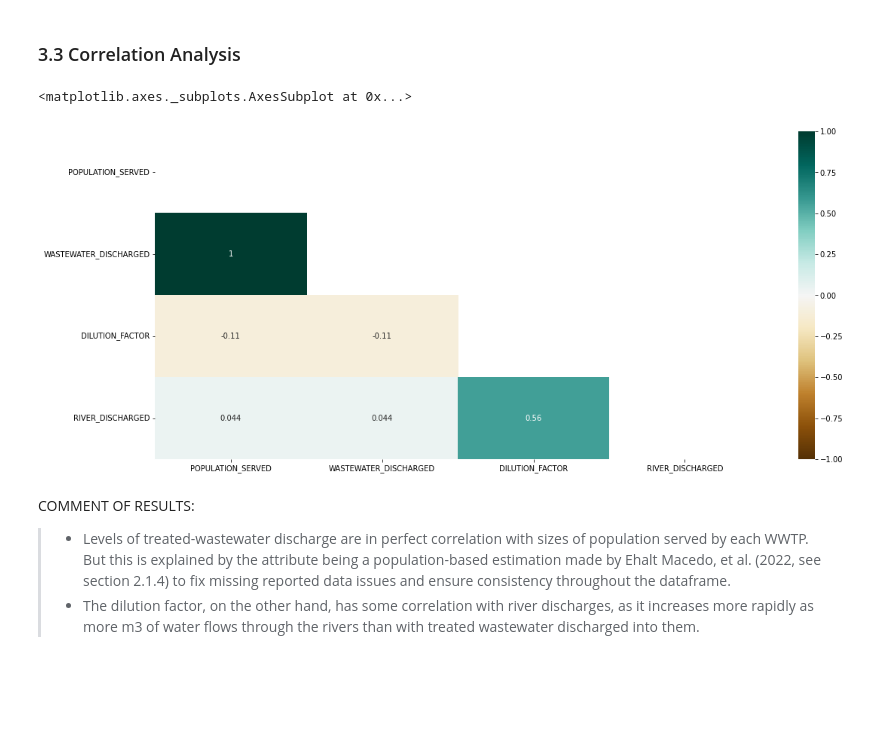
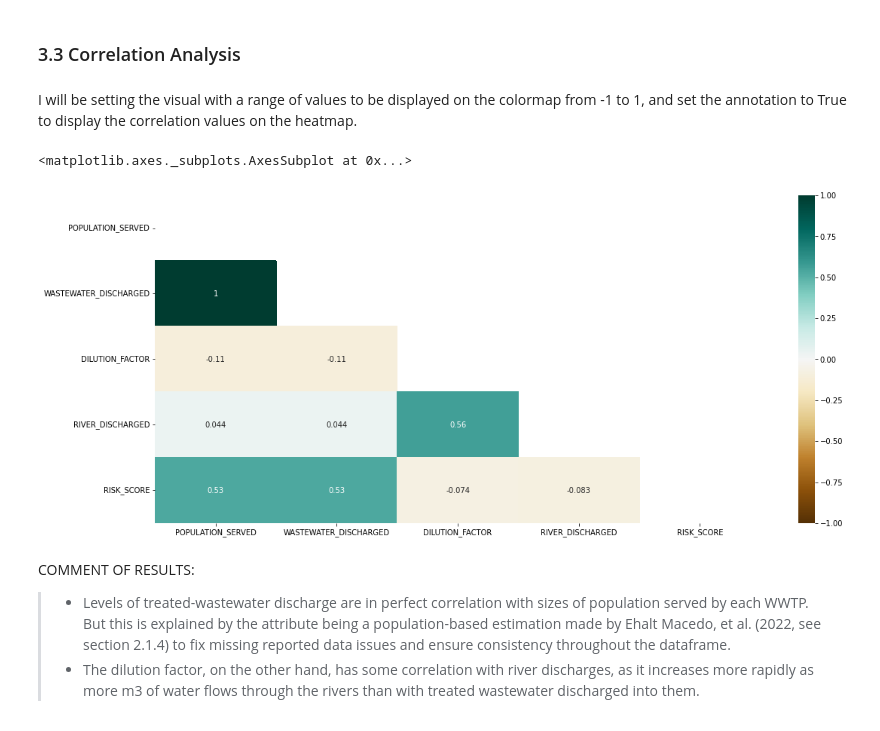
Before and after one commit to juanrassis/python_projects, a Jupyter notebook: GeospatialAnalysis_WaterManagement_Ukraine.ipynb, the cells around one changed output. Saved outputs shown, nothing was run; the diff lists cells and outputs as text; code cells hidden in the pictures; blank space fills up the shorter version.

```diff
--- a/GeospatialAnalysis_WaterManagement_Ukraine.ipynb
+++ b/GeospatialAnalysis_WaterManagement_Ukraine.ipynb
@@ -348,29 +338,21 @@ Dataframe.loc[(Dataframe['MACROREGION'] == 'Odesa Oblast'),['MACROREGION']] = 'O
 ## the border of Poland with the Volyn Oblast (UKR), despite the WWTP being classified as Ukrainian.
 Dataframe.loc[(Dataframe['MACROREGION'] == 'Lublin Voivodeship'),['MACROREGION']] = 'Volyn Oblast'
 
-
 # There are duplicate classifications for the Crimean region, so I'll use it for basemap name version.
 ## Also, to follow the basemap classification, I'll assign Sevastopol's locations to the Crimean Peninsula
 Dataframe.loc[(Dataframe['MACROREGION'] == 'Republic of Crimea'),['MACROREGION']] = 'Autonomous Republic of Crimea'
 Dataframe.loc[(Dataframe['MACROREGION'] == 'Sevastopol'),['MACROREGION']] = 'Autonomous Republic of Crimea'
-
 
 # The records here refer for the capital city of Kyiv located in the Kiev Oblast
 Dataframe.loc[(Dataframe['MACROREGION'] == '') & (Dataframe['MICROREGION'] == 'Kyiv'),['MACROREGION']] = 'Kiev Oblast'
 
 # Some WTTPs in the Crimean Peninsula did not have any data, so I'm tracking those based on coordination limits
 ## for the area to assign the macroregion. But microregions will remain as uknown because they are in desolate areas.
-Dataframe.loc[(Dataframe['LONGITUDE_WWTP'] >= 32.5
-  ) & (Dataframe['LONGITUDE_WWTP'] <= 36.6
-   ) & (Dataframe['LATITUDE_WWTP'] >= 44.4
-    ) & (Dataframe['LATITUDE_WWTP'] <= 45.5
-     ) & (Dataframe['MACROREGION'] == ''
-      ) & (Dataframe['MICROREGION'] == ''
-       ), ['MACROREGION']] = 'Autonomous Republic of Crimea'
-
-Dataframe.loc[(Dataframe['MACROREGION'] == 'Autonomous Republic of Crimea'
-  ) & (Dataframe['MICROREGION'] == ''
-   ), ['MICROREGION']] = 'Unknown'
+Dataframe.loc[(Dataframe['LONGITUDE_WWTP'] >= 32.5) & (Dataframe['LONGITUDE_WWTP'] <= 36.6
+           ) & (Dataframe['LATITUDE_WWTP'] >= 44.4) & (Dataframe['LATITUDE_WWTP'] <= 45.5
+            ) & (Dataframe['MACROREGION'] == '') & (Dataframe['MICROREGION'] == ''
+              ), ['MACROREGION']] = 'Autonomous Republic of Crimea'
+Dataframe.loc[(Dataframe['MACROREGION'] == 'Autonomous Republic of Crimea') & (Dataframe['MICROREGION'] == ''), ['MICROREGION']] = 'Unknown'
 
 # And after all that, I can discard any columns not anymore necessary
 Dataframe = Dataframe.drop(['VILLAGE', 'TOWN', 'CITY', 'MUNICIPALITY', 'BOROUGH', 'COUNTY', 'DISTRICT'], axis=1)
@@ -484,27 +435,20 @@ COMMENT ON RESULTS:
 >*   There is a huge discrepancy between the values in m3 of discharge of treated sewage and river flows, indicating that in general, Ukrainian rivers may not be able to effectively dilute effluents from treatment plants.
 # %% [markdown]
 ### 3.3 Correlation Analysis
+# %% [markdown]
+I will be setting the visual with a range of values to be displayed on the colormap from -1 to 1, and set the annotation to True to display the correlation values on the heatmap.
 # %%
-# Setting the size and ration of the visual
-plt.figure(figsize= (18, 8))
+plt.figure(figsize= (18, 8)) # Setting the size and ration of the visual
 
-# Generating a mask for the upper triangle
-mask= np.triu(
-    np.ones_like(StatsDataframe[
-                  ['POPULATION_SERVED', 'WASTEWATER_DISCHARGED',
-                  'DILUTION_FACTOR', 'RIVER_DISCHARGED']
-                            ].corr(),dtype= bool))
+mask= np.triu(np.ones_like(StatsDataframe[['POPULATION_SERVED', 'WASTEWATER_DISCHARGED', 'DILUTION_FACTOR', 'RIVER_DISCHARGED', 'RISK_SCORE']
+                                          ].corr(), dtype=bool)) # Generating a mask for the upper triangle
 
-# Setting the visual with a range of values to be displayed on the colormap from -1 to 1,
-## and set the annotation to True to display the correlation values on the heatmap.
-sns.heatmap(StatsDataframe[
-            ['POPULATION_SERVED', 'WASTEWATER_DISCHARGED',
-             'DILUTION_FACTOR', 'RIVER_DISCHARGED']
-                          ].corr(),
-            mask= mask, vmin= -1, vmax= 1, annot= True, cmap= 'BrBG')
+# Setting a range of values from -1 to 1 and the annotation to True to display the correlation values on the heatmap.
+sns.heatmap(StatsDataframe[['POPULATION_SERVED', 'WASTEWATER_DISCHARGED', 'DILUTION_FACTOR', 'RIVER_DISCHARGED', 'RISK_SCORE']
+                          ].corr(), mask= mask, vmin= -1, vmax= 1, annot= True, cmap= 'BrBG')
 # %% [output]
 <matplotlib.axes._subplots.AxesSubplot at 0x...>
-[figure, old version]
+[figure, new version]
 # %% [markdown]
 COMMENT OF RESULTS:
 >*   Levels of treated-wastewater discharge are in perfect correlation with sizes of population served by each WWTP. But this is explained by the attribute being a population-based estimation made by Ehalt Macedo, et al. (2022, see section 2.1.4) to fix missing reported data issues and ensure consistency throughout the dataframe.
```
Also changed, not shown: parts of 56 cells of this notebook.
